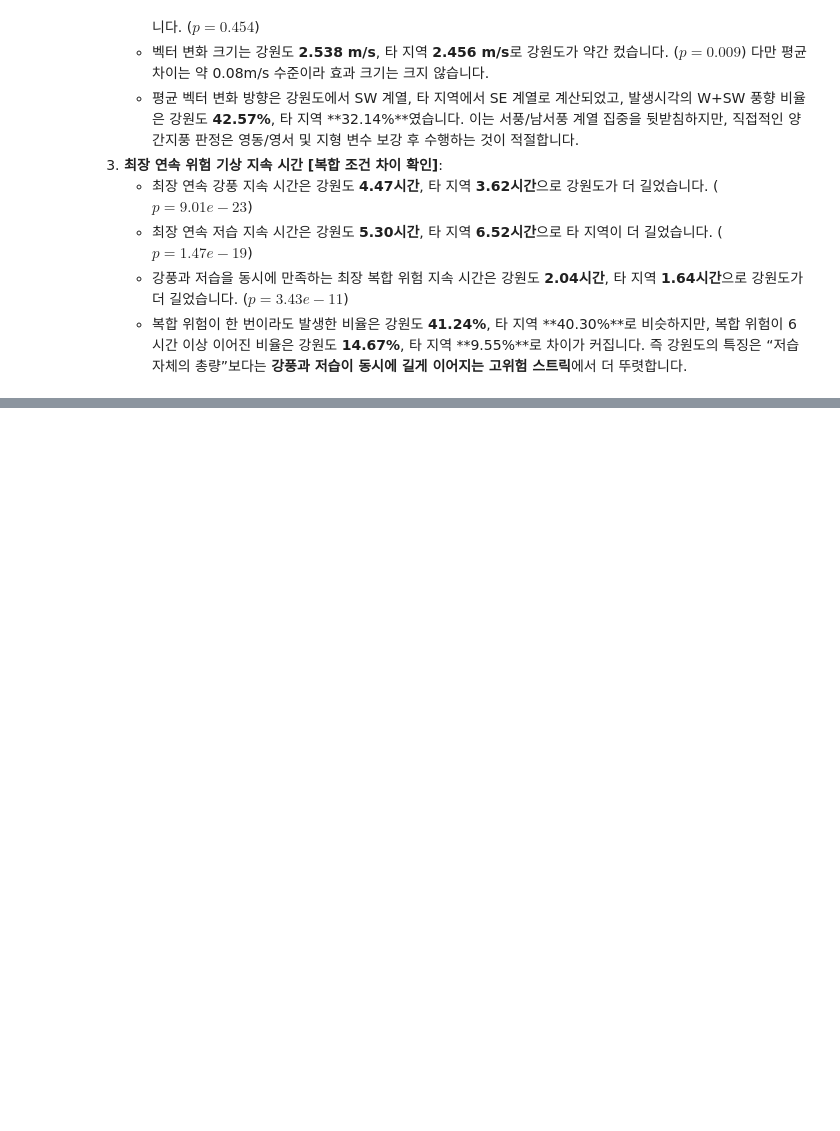
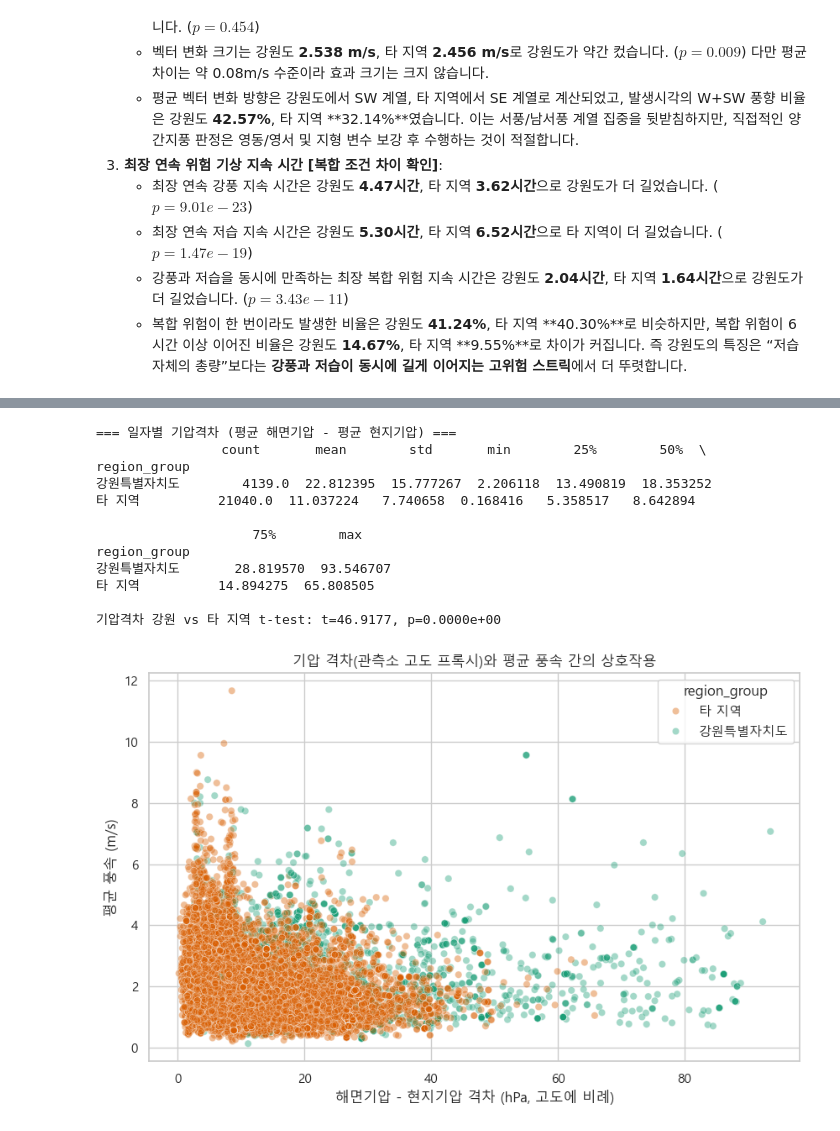
Before and after one commit to Max-JI64/farm-system-public-02, a Jupyter notebook: jsw/EDA/EDA-2026-05-25.ipynb, the cells around one changed output, grey strips where cells are left out. Cells and saved outputs as stored; diff of their text form; code cells hidden in the pictures; blank space fills up the shorter version.

```diff
--- a/jsw/EDA/EDA-2026-05-25.ipynb
+++ b/jsw/EDA/EDA-2026-05-25.ipynb
@@ -2285,0 +2484,33 @@ plt.show()
+# %%
+# 12.2. 기압 격차 기반 관측소 고도 가중 효과 분석
+day_active['기압격차'] = day_active['평균 해면기압'] - day_active['평균 현지기압']
+
+print("=== 일자별 기압격차 (평균 해면기압 - 평균 현지기압) ===")
+print(day_active.groupby('region_group')['기압격차'].describe())
+
+gw_p_gap = day_active[day_active['is_gangwon']]['기압격차'].dropna()
+other_p_gap = day_active[~day_active['is_gangwon']]['기압격차'].dropna()
+t_val6, p_val6 = stats.ttest_ind(gw_p_gap, other_p_gap, equal_var=False)
+print(f"\n기압격차 강원 vs 타 지역 t-test: t={t_val6:.4f}, p={p_val6:.4e}")
+
+# 시각화: 기압 격차(고도 프록시)와 풍속의 상관관계
+plt.figure(figsize=(10, 6))
+sns.scatterplot(data=day_active, x='기압격차', y='평균 풍속', hue='region_group', alpha=0.4, palette=['#d95f02', '#1b9e77'])
+plt.title("기압 격차(관측소 고도 프록시)와 평균 풍속 간의 상호작용")
+plt.xlabel("해면기압 - 현지기압 격차 (hPa, 고도에 비례)")
+plt.ylabel("평균 풍속 (m/s)")
+plt.show()
+# %% [output]
+=== 일자별 기압격차 (평균 해면기압 - 평균 현지기압) ===
+                count       mean        std       min        25%        50%  \
+region_group
+강원특별자치도        4139.0  22.812395  15.777267  2.206118  13.490819  18.353252
+타 지역          21040.0  11.037224   7.740658  0.168416   5.358517   8.642894
+
+                    75%        max
+region_group
+강원특별자치도       28.819570  93.546707
+타 지역          14.894275  65.808505
+
+기압격차 강원 vs 타 지역 t-test: t=46.9177, p=0.0000e+00
+[figure, added]
```
Also changed, not shown: parts of 27 cells of this notebook, 1 other file.
